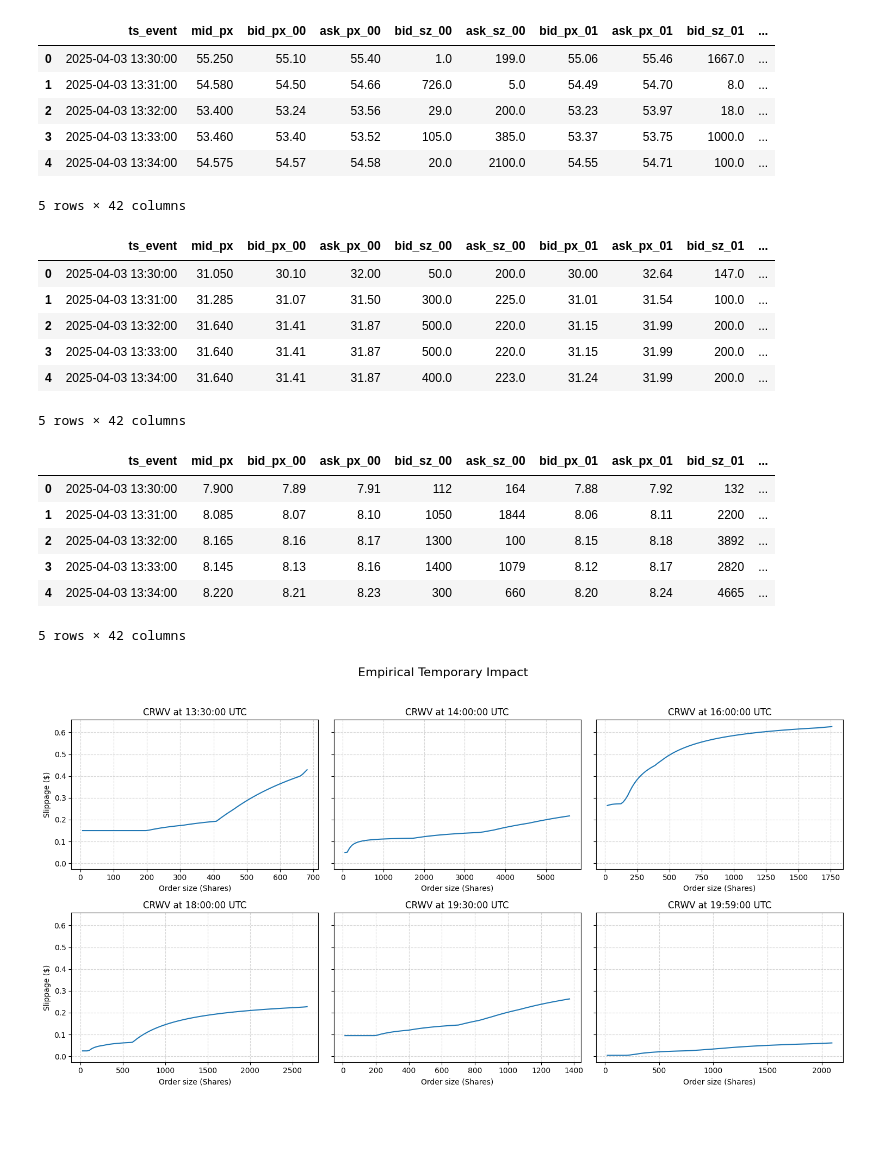
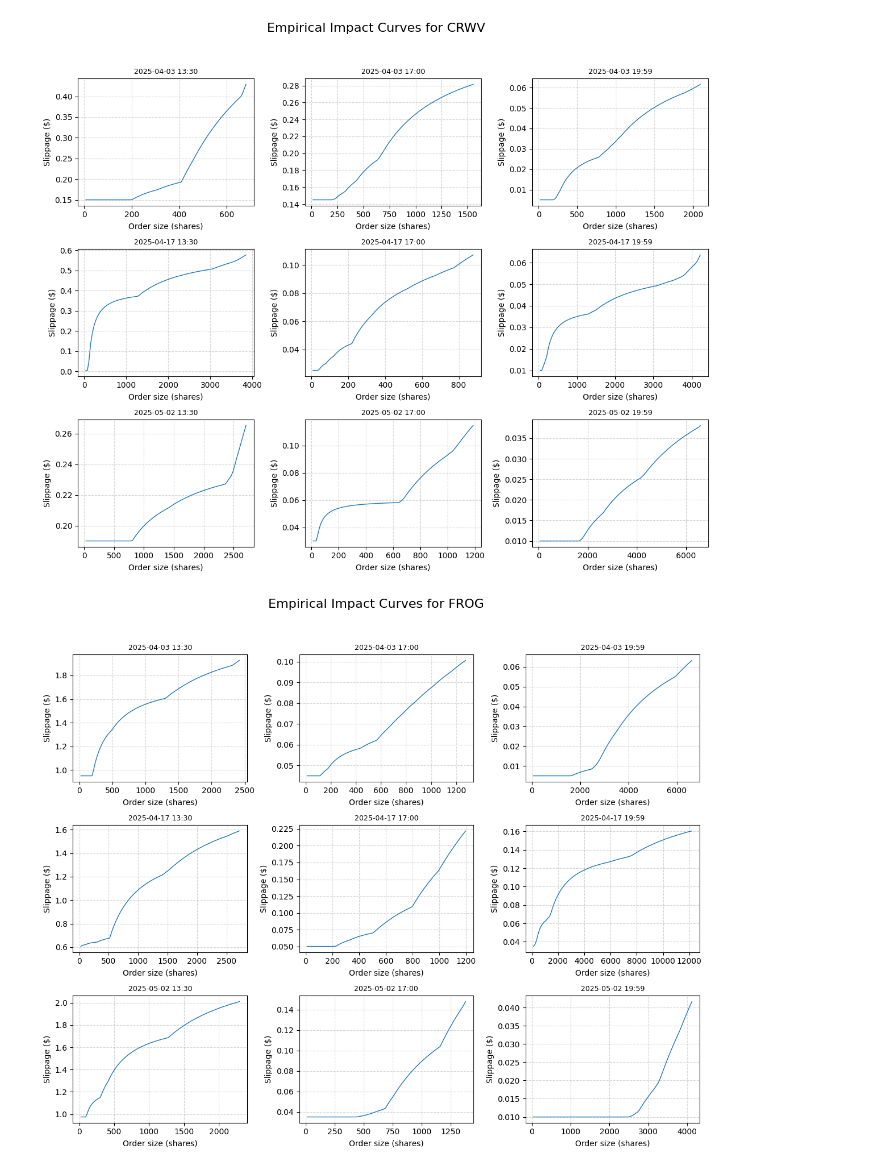
Before and after one commit to shaoyuhsuvictor/temporary-impact-execution-strategy, a Jupyter notebook: blockhouse_work_trial_task.ipynb, the cells around one changed output. Cells and saved outputs as stored; diff of their text form; code cells hidden in the pictures; blank space fills up the shorter version.

Commit message:
model temporary impact with empirical data

```diff
--- a/blockhouse_work_trial_task.ipynb
+++ b/blockhouse_work_trial_task.ipynb
@@ -16,47 +23,29 @@ ticker_lob_snapshots = {
-# %%
-display(ticker_lob_snapshots["CRWV"].head())
-display(ticker_lob_snapshots["FROG"].head())
-display(ticker_lob_snapshots["SOUN"].head())
-# %% [output]
-|  | ts_event | mid_px | bid_px_00 | ask_px_00 | bid_sz_00 | ask_sz_00 | bid_px_01 | ask_px_01 | bid_sz_01 | ... |
-| 0 | 2025-04-03 13:30:00 | 55.250 | 55.10 | 55.40 | 1.0 | 199.0 | 55.06 | 55.46 | 1667.0 | ... |
-| 1 | 2025-04-03 13:31:00 | 54.580 | 54.50 | 54.66 | 726.0 | 5.0 | 54.49 | 54.70 | 8.0 | ... |
-| 2 | 2025-04-03 13:32:00 | 53.400 | 53.24 | 53.56 | 29.0 | 200.0 | 53.23 | 53.97 | 18.0 | ... |
-| 3 | 2025-04-03 13:33:00 | 53.460 | 53.40 | 53.52 | 105.0 | 385.0 | 53.37 | 53.75 | 1000.0 | ... |
-| 4 | 2025-04-03 13:34:00 | 54.575 | 54.57 | 54.58 | 20.0 | 2100.0 | 54.55 | 54.71 | 100.0 | ... |
-5 rows × 42 columns
-|  | ts_event | mid_px | bid_px_00 | ask_px_00 | bid_sz_00 | ask_sz_00 | bid_px_01 | ask_px_01 | bid_sz_01 | ... |
-| 0 | 2025-04-03 13:30:00 | 31.050 | 30.10 | 32.00 | 50.0 | 200.0 | 30.00 | 32.64 | 147.0 | ... |
-| 1 | 2025-04-03 13:31:00 | 31.285 | 31.07 | 31.50 | 300.0 | 225.0 | 31.01 | 31.54 | 100.0 | ... |
-| 2 | 2025-04-03 13:32:00 | 31.640 | 31.41 | 31.87 | 500.0 | 220.0 | 31.15 | 31.99 | 200.0 | ... |
-| 3 | 2025-04-03 13:33:00 | 31.640 | 31.41 | 31.87 | 500.0 | 220.0 | 31.15 | 31.99 | 200.0 | ... |
-| 4 | 2025-04-03 13:34:00 | 31.640 | 31.41 | 31.87 | 400.0 | 223.0 | 31.24 | 31.99 | 200.0 | ... |
-5 rows × 42 columns
-|  | ts_event | mid_px | bid_px_00 | ask_px_00 | bid_sz_00 | ask_sz_00 | bid_px_01 | ask_px_01 | bid_sz_01 | ... |
-| 0 | 2025-04-03 13:30:00 | 7.900 | 7.89 | 7.91 | 112 | 164 | 7.88 | 7.92 | 132 | ... |
-| 1 | 2025-04-03 13:31:00 | 8.085 | 8.07 | 8.10 | 1050 | 1844 | 8.06 | 8.11 | 2200 | ... |
-| 2 | 2025-04-03 13:32:00 | 8.165 | 8.16 | 8.17 | 1300 | 100 | 8.15 | 8.18 | 3892 | ... |
-| 3 | 2025-04-03 13:33:00 | 8.145 | 8.13 | 8.16 | 1400 | 1079 | 8.12 | 8.17 | 2820 | ... |
-| 4 | 2025-04-03 13:34:00 | 8.220 | 8.21 | 8.23 | 300 | 660 | 8.20 | 8.24 | 4665 | ... |
-5 rows × 42 columns
-# %%
-times_to_sample = ["13:30:00", "14:00:00", "16:00:00", "18:00:00", "19:30:00", "19:59:00"]
-df = ticker_lob_snapshots["CRWV"]
-
-fig, axs = plt.subplots(2, 3, figsize=(15, 8), sharey=True)
-
-for ax, t in zip(axs.flat, times_to_sample):
-    snapshot = df[df['ts_event'].dt.strftime('%H:%M:%S') == t].iloc[0]
-    x_vals, g_vals = hf.compute_empirical_impact(snapshot, side='buy')
-    ax.plot(x_vals, g_vals, label='Buy-side impact')
-    ax.set_title(f"CRWV at {t} UTC")
-    ax.set_xlabel("Order size (Shares)")
-    ax.grid(True, linestyle='--', alpha=0.5)
-
-axs[0, 0].set_ylabel("Slippage ($)")
-axs[1, 0].set_ylabel("Slippage ($)")
-fig.suptitle("Empirical Temporary Impact", fontsize=16)
-plt.tight_layout(rect=[0, 0, 1, 0.95])
-plt.show()
-# %% [output]
-[figure, removed]
+# %%
+# Selecte days and time for plotting
+samples_per_day = 14
+day_indices=[0, 2, 4]
+time_offsets = [0, 7, 13]
+
+# Plot empirical impact curves for each ticker
+for ticker in tickers:
+    df = ticker_sampled_snapshots[ticker]
+    fig, axes = plt.subplots(3, 3, figsize=(12, 10))
+    fig.suptitle(f"Empirical Impact Curves for {ticker}", fontsize=16)
+
+    for i, day in enumerate(day_indices):
+        for j, offset in enumerate(time_offsets):
+            row_idx = day * samples_per_day + offset
+
+            snapshot = df.iloc[row_idx]
+            x_vals, g_vals = hf.compute_empirical_impact(snapshot)
+
+            ax = axes[i][j]
+            hf.plot_impact(ax, x_vals, g_vals,
+                title=f"{snapshot['ts_event'].strftime('%Y-%m-%d %H:%M')}"
+            )
+
+    plt.tight_layout(rect=[0, 0, 1, 0.95])
+    plt.show()
+# %% [output]
+[figure, added]
+[figure, added]
```
Also changed, not shown: parts of 8 cells of this notebook.
